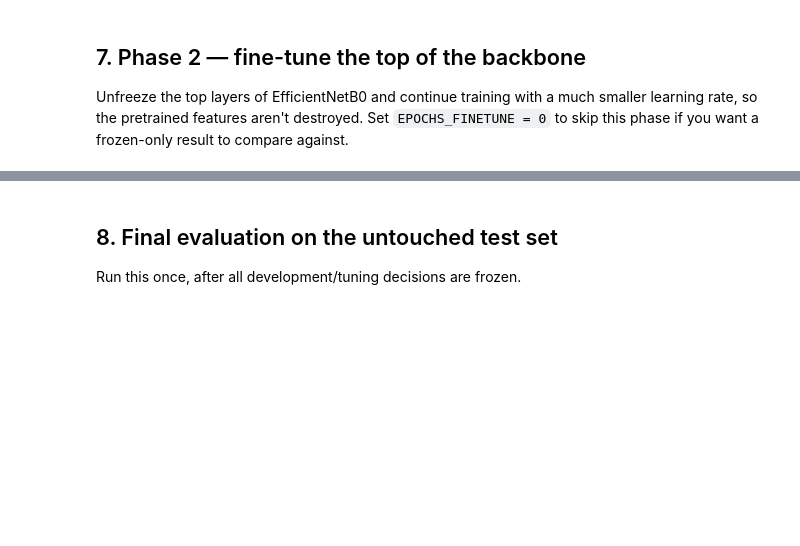
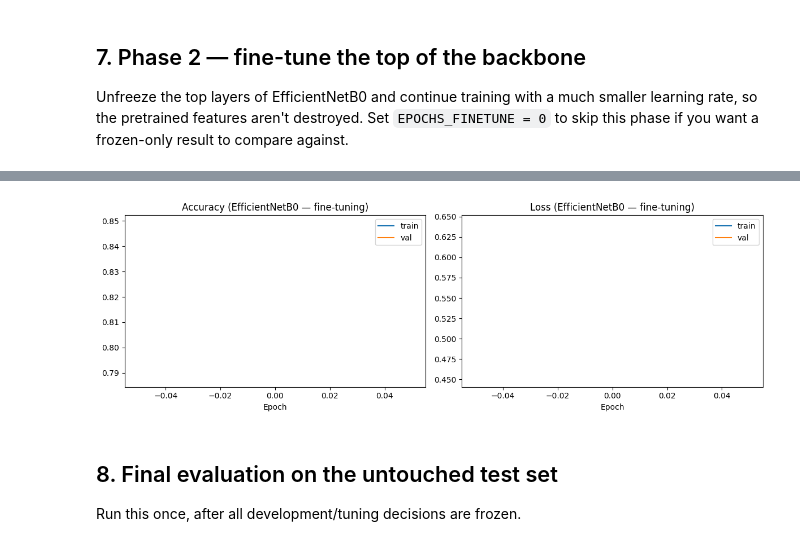
Before and after one commit to EMNIPUN/SE4050-Automatic-Waste-Classification, a Jupyter notebook: notebooks/05_EfficientNetB0.ipynb, the cells around one changed output, grey strips where cells are left out. Drawn from its saved outputs; the diff is of its cells as text; code cells hidden in the pictures; blank space fills up the shorter version.

```diff
--- a/notebooks/05_EfficientNetB0.ipynb
+++ b/notebooks/05_EfficientNetB0.ipynb
@@ -64,7 +168,7 @@ print("Random seed:", RANDOM_SEED)
 # %% [markdown]
 ## 2. Paths
 # %%
-PROJECT_ROOT = Path.cwd().parent
+PROJECT_ROOT = Path("/content") if IN_COLAB else Path.cwd().parent
 
 DATASET_DIR = (
     PROJECT_ROOT
@@ -83,6 +187,7 @@ TABLES_DIR = RESULTS_DIR / "tables"
 
 MODELS_DIR = PROJECT_ROOT / "models"
 MODELS_DIR.mkdir(parents=True, exist_ok=True)
+FIGURES_DIR.mkdir(parents=True, exist_ok=True)
 
 print("Dataset dir exists:", DATASET_DIR.exists())
 print("Processed dir exists:", PROCESSED_DIR.exists())
@@ -216,7 +360,7 @@ model.summary()
 ## 6. Phase 1 — train the new classification head (backbone frozen)
 # %%
 LR_HEAD = 1e-3
-EPOCHS_HEAD = 20
+EPOCHS_HEAD = 2
 
 model.compile(
     optimizer=keras.optimizers.Adam(learning_rate=LR_HEAD),
@@ -276,7 +428,7 @@ plot_history(
 Unfreeze the top layers of EfficientNetB0 and continue training with a much smaller learning rate, so the pretrained features aren't destroyed. Set `EPOCHS_FINETUNE = 0` to skip this phase if you want a frozen-only result to compare against.
 # %%
 LR_FINETUNE = 1e-5
-EPOCHS_FINETUNE = 10
+EPOCHS_FINETUNE = 1
 FINE_TUNE_AT_LAYER = -30  # unfreeze this many layers from the end of the backbone
 
 history_finetune = None
@@ -320,3 +472,4 @@ if EPOCHS_FINETUNE > 0:
     )
 else:
     print("Fine-tuning skipped (EPOCHS_FINETUNE = 0).")
+# %% [output]
@@ -323,3 +478,4 @@ else:
+[figure, added]
 # %% [markdown]
 ## 8. Final evaluation on the untouched test set
 
```
Also changed, not shown: parts of 19 cells of this notebook.
